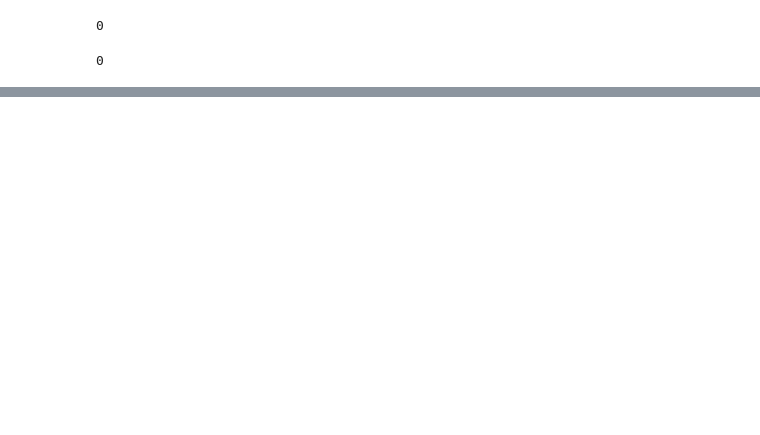
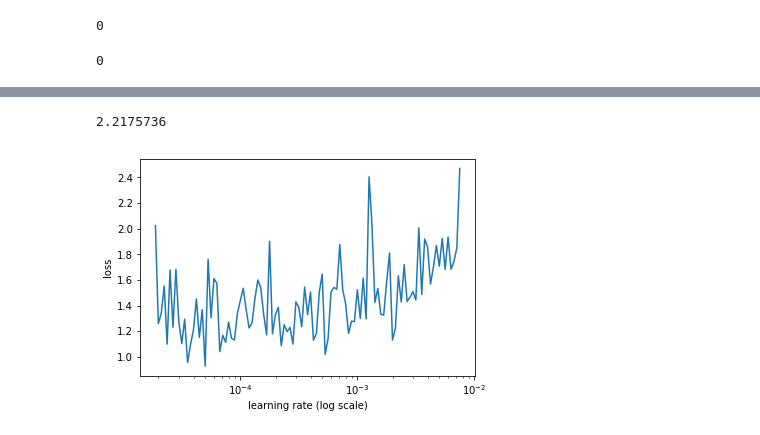
Before and after one commit to deeplearning-itba/Object-Detection, a Jupyter notebook: 4-Localization_with_confidence.ipynb, the cells around one changed output, grey strips where cells are left out. Drawn from its saved outputs; the diff is of its cells as text; code cells hidden in the pictures; blank space fills up the shorter version.

```diff
--- a/4-Localization_with_confidence.ipynb
+++ b/4-Localization_with_confidence.ipynb
@@ -169,0 +249,8 @@ model.compile(loss=losses,
+# %%
+lr_find.best
+# %% [output]
+2.2175736
+# %%
+lf_find.plot()
+# %% [output]
+[figure, added]
```
Also changed, not shown: parts of 35 cells of this notebook, 8 other files.
